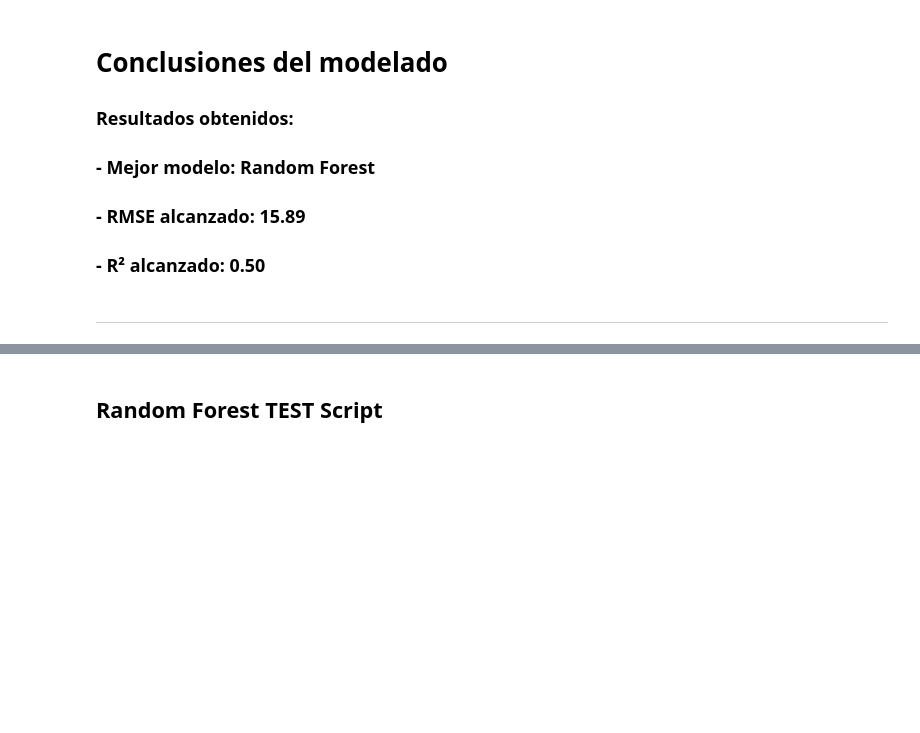
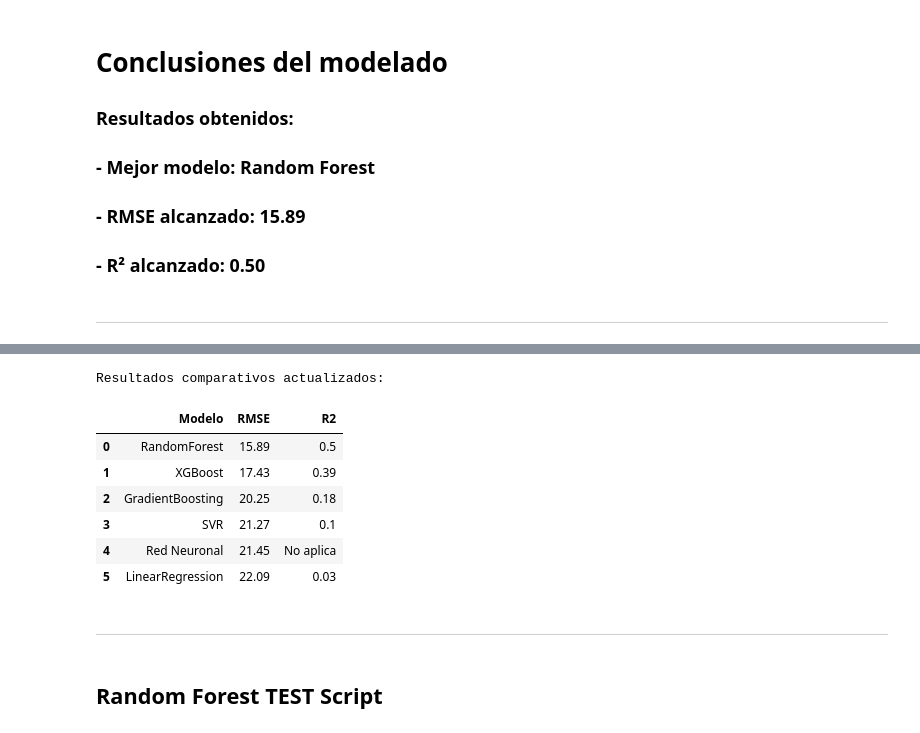
Before and after one commit to Cristianvas198/spotify-popularity-predictor, a Jupyter notebook: notebooks/03_Entrenamiento_Modelo.ipynb, the cells around one changed output, grey strips where cells are left out. Cells and saved outputs as stored; diff of their text form; code cells hidden in the pictures; blank space fills up the shorter version.

Commit message:
Cambio Modelos

```diff
--- a/notebooks/03_Entrenamiento_Modelo.ipynb
+++ b/notebooks/03_Entrenamiento_Modelo.ipynb
@@ -331,3 +386,29 @@ Importancia de características:
+# %%
+# Convertimos el RMSE al formato original (sin normalización)
+rmse_nn_original_scale = rmse_nn * 100
+
+new_result = pd.DataFrame([{
+    "Modelo": "Red Neuronal",
+    "RMSE": round(rmse_nn_original_scale, 2),
+    "R2": "No aplica"
+}])
+
+# Actualizar el DataFrame con el nuevo resultado
+results_df = pd.concat([results_df, new_result]).sort_values('RMSE').reset_index(drop=True)
+
+print("\nResultados comparativos actualizados:")
+display(results_df)
+# %% [output]
+Resultados comparativos actualizados:
+|  | Modelo | RMSE | R2 |
+| 0 | RandomForest | 15.89 | 0.5 |
+| 1 | XGBoost | 17.43 | 0.39 |
+| 2 | GradientBoosting | 20.25 | 0.18 |
+| 3 | SVR | 21.27 | 0.1 |
+| 4 | Red Neuronal | 21.45 | No aplica |
+| 5 | LinearRegression | 22.09 | 0.03 |
+# %% [markdown]
+-----------------------------------------------------------------------
 # %% [markdown]
 ## Random Forest TEST Script
 # %%
```
Also changed, not shown: parts of 4 cells of this notebook, 31 other files.
